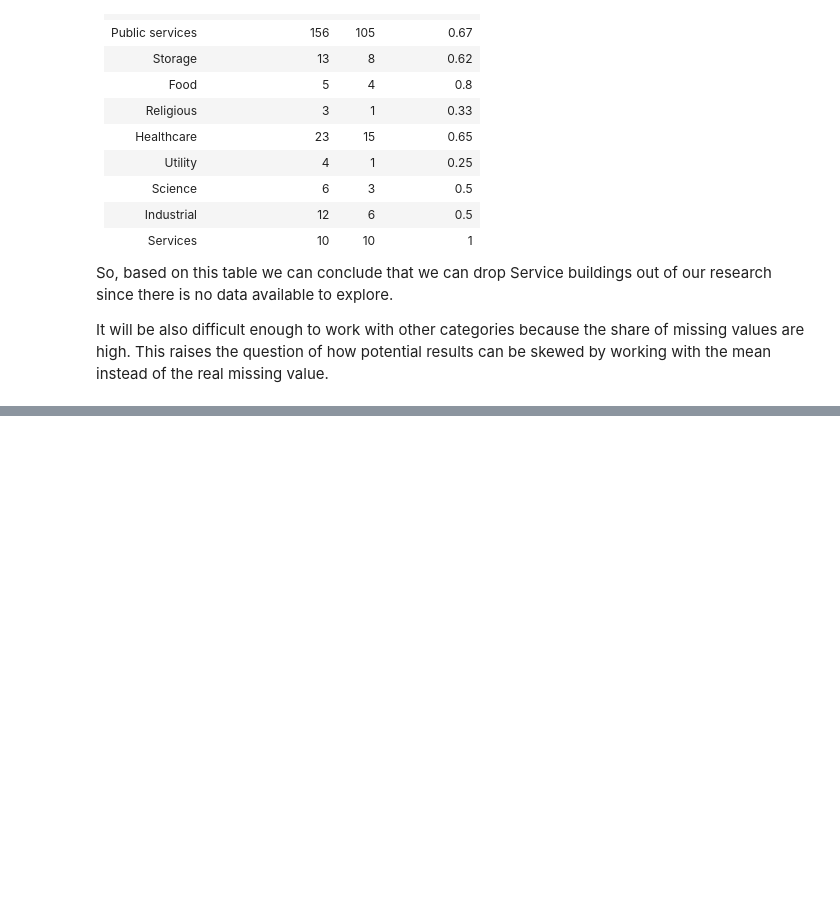
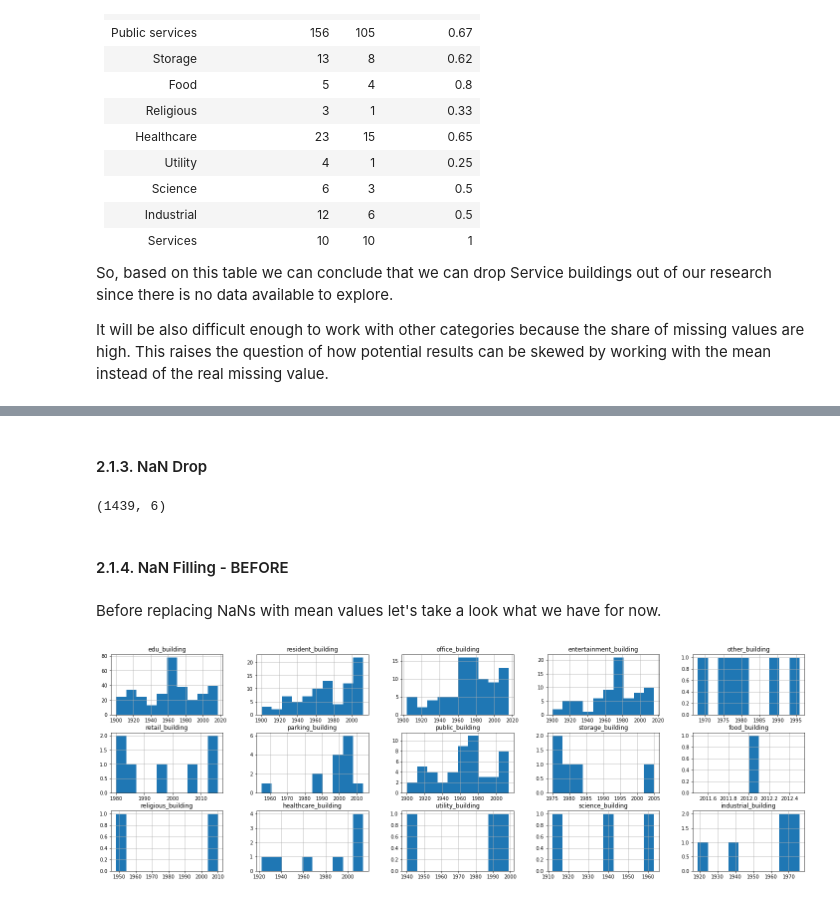
Before and after one commit to mivelikikh/eco_illusion_project, a Jupyter notebook: ds_project_maria.ipynb, the cells around one changed output, grey strips where cells are left out. Saved outputs shown, nothing was run; the diff lists cells and outputs as text; code cells hidden in the pictures; blank space fills up the shorter version.

```diff
--- a/ds_project_maria.ipynb
+++ b/ds_project_maria.ipynb
@@ -399,0 +368,2 @@ print(f"resident_building ")
+# %% [markdown]
+#### 2.1.3. NaN Drop
@@ -399,0 +372,48 @@ print(f"resident_building ")
+# %%
+building_metadata.shape
+# %% [output]
+(1439, 6)
+# %% [markdown]
+#### 2.1.4. NaN Filling - BEFORE
+# %% [markdown]
+Before replacing NaNs with mean values let's take a look what we have for now.
+# %%
+fig, axes = plt.subplots(3, 5)
+
+edu_building.hist(column='year_built', ax=axes[0][0])
+resident_building.hist(column='year_built', ax=axes[0][1])
+office_building.hist(column='year_built', ax=axes[0][2])
+entertainment_building.hist(column='year_built', ax=axes[0][3])
+other_building.hist(column='year_built', ax=axes[0][4])
+axes[0, 0].set_title("edu_building")
+axes[0, 1].set_title("resident_building")
+axes[0, 2].set_title("office_building")
+axes[0, 3].set_title("entertainment_building")
+axes[0, 4].set_title("other_building")
+
+retail_building.hist(column='year_built', ax=axes[1][0])
+parking_building.hist(column='year_built', ax=axes[1][1])
+public_building.hist(column='year_built', ax=axes[1][2])
+storage_building.hist(column='year_built', ax=axes[1][3])
+food_building.hist(column='year_built', ax=axes[1][4])
+axes[1, 0].set_title("retail_building")
+axes[1, 1].set_title("parking_building")
+axes[1, 2].set_title("public_building")
+axes[1, 3].set_title("storage_building")
+axes[1, 4].set_title("food_building")
+
+religious_building.hist(column='year_built', ax=axes[2][0])
+healthcare_building.hist(column='year_built', ax=axes[2][1])
+utility_building.hist(column='year_built', ax=axes[2][2])
+science_building.hist(column='year_built', ax=axes[2][3])
+industrial_building.hist(column='year_built', ax=axes[2][4])
+axes[2, 0].set_title("religious_building")
+axes[2, 1].set_title("healthcare_building")
+axes[2, 2].set_title("utility_building")
+axes[2, 3].set_title("science_building")
+axes[2, 4].set_title("industrial_building")
+
+fig.set_figheight(8)
+fig.set_figwidth(25)
+# %% [output]
+[figure, added]
```
Also changed, not shown: parts of 14 cells of this notebook.
